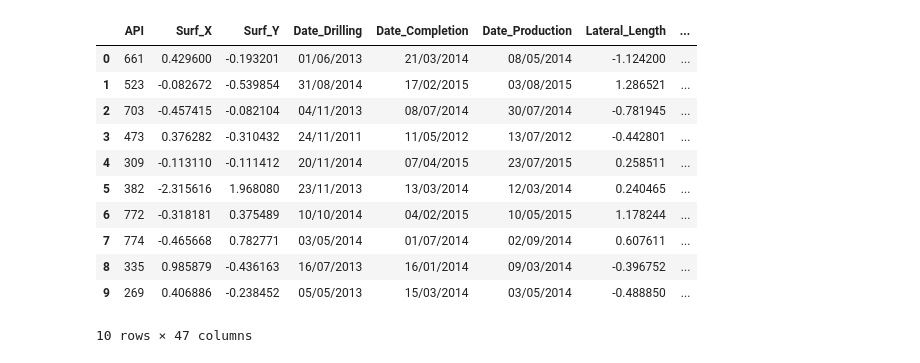
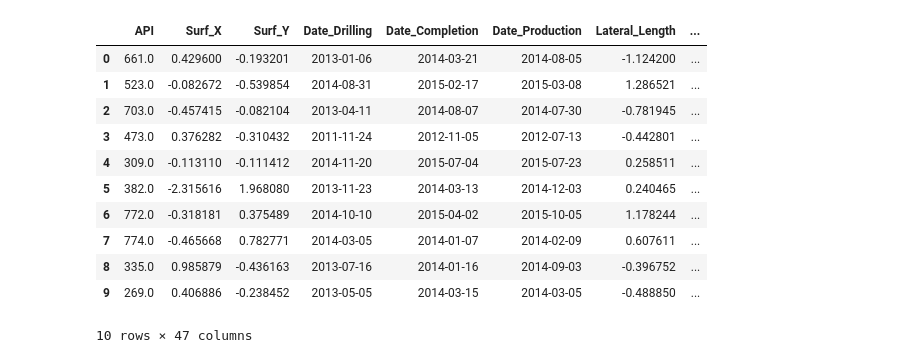
Before and after one commit to JulienC81/Machine-learning, a Jupyter notebook: Challenge Total/Premier try.ipynb, the cells around one changed output. Cells and saved outputs as stored; diff of their text form; code cells hidden in the pictures.

```diff
--- a/Challenge Total/Premier try.ipynb
+++ b/Challenge Total/Premier try.ipynb
@@ -7,23 +7,41 @@ import seaborn as sns
 # %%
 names = ['API','Surf_X','Surf_Y','Date_Drilling','Date_Completion','Date_Production','Lateral_Length','Depth_TVD_PPLS','Erosion_PPLS','Pressure_PPLS','TOC_PPLS','Vcarb_PPLS','Vsand_PPLS','Vclay_PPLS','PR_PPLS','YM_PPLS','RHOB_PPLS','Res_PPLS','GR_PPLS','DT_PPLS','DTs_PPLS','Temperature','Temp_Anomaly','S3Tect_PPLS','S3_contrast_PPLS','Heat_Flow','Zone','Nbr_Stages','Frac_Gradient','Proppant_Designed','Proppant_in_Formation','Avg_Breakdown_Pressure','Avg_Treating_Pressure','Max_Treating_pressure','Min_Treating_Pressure','Avg_Rate_Slurry','Max_Rate_Slurry','Min_Rate_Slurry','ShutInPressure_Fil','ShutInPressure_Initial','ISIP','Shot_Density','Shot_Total','Proppant_per_ft','Stage_Spacing','GasCum360','OilCum360']
 
-df = pd.read_csv('./TrainSample.csv',
-                         header = None, sep = ';', decimal = ',', names = names, skiprows = 1, na_filter = True)
+df_train = pd.read_csv('./TrainSample.csv',
+                        header = None,
+                        sep = ';',
+                        decimal = ',',
+                        names = names,
+                        skiprows = 1,
+                        na_filter = True,
+                        parse_dates = ['Date_Drilling','Date_Completion','Date_Production'],
+                        dtype = {col: np.float32 for col in names}
+                       )
 
-df_test
-df.set_index('API')
+df_test = pd.read_csv('./TestSample.csv',
+                      header = None,
+                      sep = ';',
+                      decimal = ',',
+                      names = names,
+                      skiprows = 1,
+                      na_filter = True,
+                      parse_dates = ['Date_Drilling','Date_Completion','Date_Production'],
+                      dtype = {col: np.float32 for col in names}
+                     )
 
-df.head(10)
+df_train.set_index('API')
+
+df_train.head(10)
 # %% [output]
 |  | API | Surf_X | Surf_Y | Date_Drilling | Date_Completion | Date_Production | Lateral_Length | ... |
-| 0 | 661 | 0.429600 | -0.193201 | 01/06/2013 | 21/03/2014 | 08/05/2014 | -1.124200 | ... |
-| 1 | 523 | -0.082672 | -0.539854 | 31/08/2014 | 17/02/2015 | 03/08/2015 | 1.286521 | ... |
-| 2 | 703 | -0.457415 | -0.082104 | 04/11/2013 | 08/07/2014 | 30/07/2014 | -0.781945 | ... |
-| 3 | 473 | 0.376282 | -0.310432 | 24/11/2011 | 11/05/2012 | 13/07/2012 | -0.442801 | ... |
-| 4 | 309 | -0.113110 | -0.111412 | 20/11/2014 | 07/04/2015 | 23/07/2015 | 0.258511 | ... |
-| 5 | 382 | -2.315616 | 1.968080 | 23/11/2013 | 13/03/2014 | 12/03/2014 | 0.240465 | ... |
-| 6 | 772 | -0.318181 | 0.375489 | 10/10/2014 | 04/02/2015 | 10/05/2015 | 1.178244 | ... |
-| 7 | 774 | -0.465668 | 0.782771 | 03/05/2014 | 01/07/2014 | 02/09/2014 | 0.607611 | ... |
-| 8 | 335 | 0.985879 | -0.436163 | 16/07/2013 | 16/01/2014 | 09/03/2014 | -0.396752 | ... |
-| 9 | 269 | 0.406886 | -0.238452 | 05/05/2013 | 15/03/2014 | 03/05/2014 | -0.488850 | ... |
+| 0 | 661.0 | 0.429600 | -0.193201 | 2013-01-06 | 2014-03-21 | 2014-08-05 | -1.124200 | ... |
+| 1 | 523.0 | -0.082672 | -0.539854 | 2014-08-31 | 2015-02-17 | 2015-03-08 | 1.286521 | ... |
+| 2 | 703.0 | -0.457415 | -0.082104 | 2013-04-11 | 2014-08-07 | 2014-07-30 | -0.781945 | ... |
+| 3 | 473.0 | 0.376282 | -0.310432 | 2011-11-24 | 2012-11-05 | 2012-07-13 | -0.442801 | ... |
+| 4 | 309.0 | -0.113110 | -0.111412 | 2014-11-20 | 2015-07-04 | 2015-07-23 | 0.258511 | ... |
+| 5 | 382.0 | -2.315616 | 1.968080 | 2013-11-23 | 2014-03-13 | 2014-12-03 | 0.240465 | ... |
+| 6 | 772.0 | -0.318181 | 0.375489 | 2014-10-10 | 2015-04-02 | 2015-10-05 | 1.178244 | ... |
+| 7 | 774.0 | -0.465668 | 0.782771 | 2014-03-05 | 2014-01-07 | 2014-02-09 | 0.607611 | ... |
+| 8 | 335.0 | 0.985879 | -0.436163 | 2013-07-16 | 2014-01-16 | 2014-09-03 | -0.396752 | ... |
+| 9 | 269.0 | 0.406886 | -0.238452 | 2013-05-05 | 2014-03-15 | 2014-03-05 | -0.488850 | ... |
 10 rows × 47 columns
```
Also changed, not shown: parts of 17 cells of this notebook, 1 other file.
